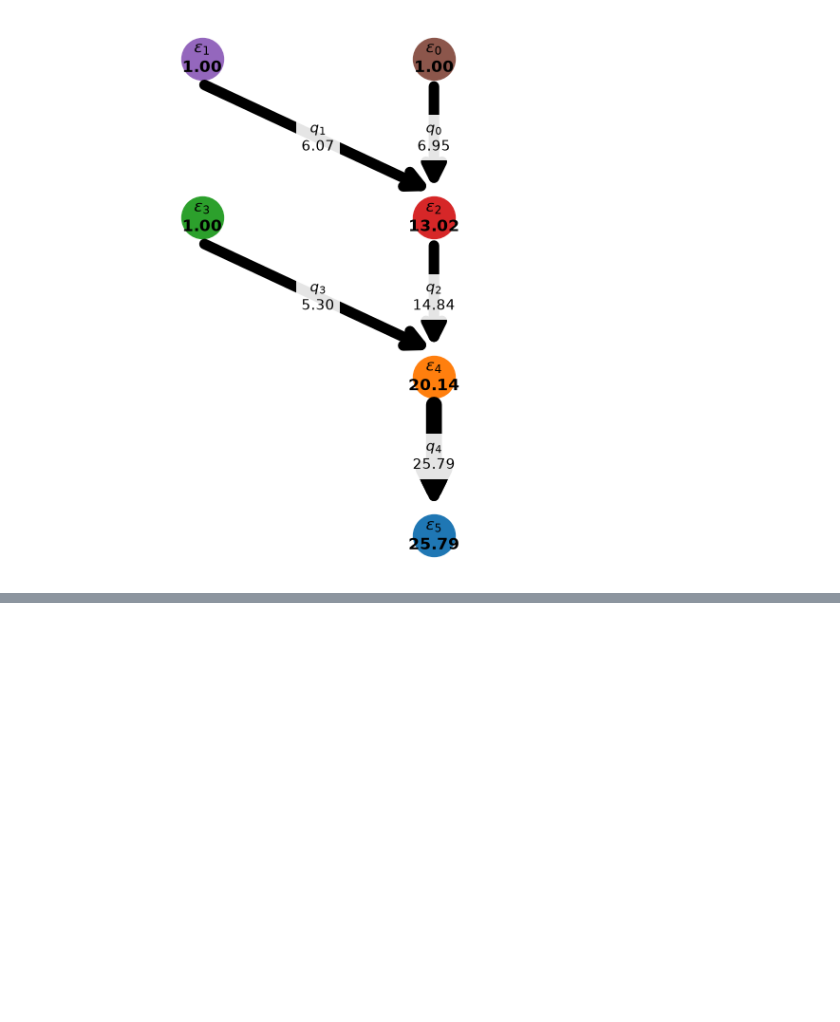
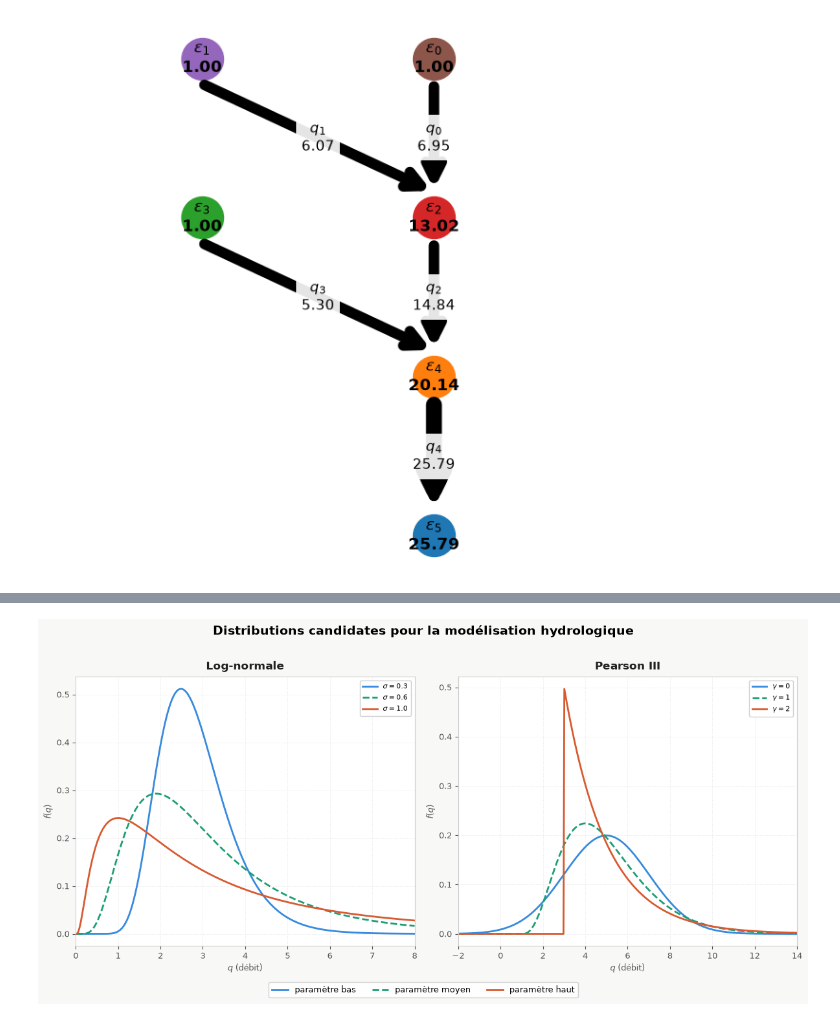
Before and after one commit to arthurleq/Modelisation-hydraulique, a Jupyter notebook: Incertitude/uncertainty.ipynb, the cells around one changed output, grey strips where cells are left out. Saved outputs shown, nothing was run; the diff lists cells and outputs as text; code cells hidden in the pictures; blank space fills up the shorter version.

Commit message:
modif: uncertainty.ipynb, ajout de l'étude sur les distributions candidates

```diff
--- a/Incertitude/uncertainty.ipynb
+++ b/Incertitude/uncertainty.ipynb
@@ -364,0 +372,89 @@ plt.show()
+# %%
+import numpy as np
+import matplotlib.pyplot as plt
+import matplotlib.lines as mlines
+from scipy import stats
+
+# ── Palette ──────────────────────────────────────────────────────────────────
+COLORS = ["#378ADD", "#1D9E75", "#D85A30"]
+DASHES = ["-", "--", "-"]
+
+# ── Helpers ───────────────────────────────────────────────────────────────────
+def pearson3_pdf(x, mu, sigma, gamma):
+    """Pearson III (Gamma décalée):
+    - mu: moyenne
+    - sigma: écart-type
+    - gamma: coefficient d'asymétrie (skewness)"""
+    if abs(gamma) < 1e-6:
+        return stats.norm.pdf(x, loc=mu, scale=sigma)
+    # Definition des paramètres de la distribution Gamma
+    alpha = 4 / gamma**2
+    beta  = sigma * abs(gamma) / 2
+    # Calcul de la valeur centrale de la distribution Gamma décalée
+    xi    = mu - 2 * sigma / gamma
+    # Calcul de la variable transformée
+    y     = (x - xi) if gamma > 0 else (xi - x)
+    # mask pour éviter les valeurs négatives dans la distribution Gamma
+    mask  = y > 0
+    out   = np.zeros_like(x, dtype=float)
+    out[mask] = stats.gamma.pdf(y[mask], a=alpha, scale=beta)
+    return out
+
+# ── Figure ────────────────────────────────────────────────────────────────────
+fig, axes = plt.subplots(1, 2, figsize=(12, 6))
+fig.suptitle("Distributions candidates pour la modélisation hydrologique",
+             fontsize=14, fontweight="bold", y=0.98)
+fig.patch.set_facecolor("#F8F8F6")
+
+PANEL_STYLE = dict(facecolor="white", edgecolor="#CCCCCC", linewidth=0.8)
+for ax in axes.flat:
+    ax.set_facecolor("white")
+    for spine in ax.spines.values():
+        spine.set_edgecolor("#CCCCCC")
+        spine.set_linewidth(0.8)
+    ax.tick_params(colors="#555555", labelsize=9)
+    ax.grid(True, linestyle=":", linewidth=0.5, color="#DDDDDD", zorder=0)
+
+# ── Log-normale ────────────────────────────────────────────────────────────
+ax = axes[0]
+x = np.linspace(0.01, 8, 400)
+params = [(1, 0.3), (1, 0.6), (1, 1.0)]
+labels = [r"$\sigma=0.3$", r"$\sigma=0.6$", r"$\sigma=1.0$"]
+for (mu, sigma), label, color, dash in zip(params, labels, COLORS, DASHES):
+    ax.plot(x, stats.lognorm.pdf(x, s=sigma, scale=np.exp(mu)),
+            color=color, linestyle=dash, linewidth=2, label=label)
+ax.set_title("Log-normale", fontsize=12, fontweight="bold", pad=8, color="#222")
+ax.set_xlabel(r"$q$ (débit)", fontsize=9, color="#555")
+ax.set_ylabel(r"$f(q)$", fontsize=9, color="#555")
+ax.legend(fontsize=8, framealpha=0.9, edgecolor="#CCCCCC")
+ax.set_xlim(0, 8)
+
+# ── Pearson III ────────────────────────────────────────────────────────────
+ax = axes[1]
+x = np.linspace(-2, 14, 400)
+params = [(5, 2, 0), (5, 2, 1), (5, 2, 2)]
+labels = [r"$\gamma=0$", r"$\gamma=1$", r"$\gamma=2$"]
+for (mu, sigma, gamma), label, color, dash in zip(params, labels, COLORS, DASHES):
+    ax.plot(x, pearson3_pdf(x, mu, sigma, gamma),
+            color=color, linestyle=dash, linewidth=2, label=label)
+ax.set_title("Pearson III", fontsize=12, fontweight="bold", pad=8, color="#222")
+ax.set_xlabel(r"$q$ (débit)", fontsize=9, color="#555")
+ax.set_ylabel(r"$f(q)$", fontsize=9, color="#555")
+ax.legend(fontsize=8, framealpha=0.9, edgecolor="#CCCCCC")
+ax.set_xlim(-2, 14)
+
+# ── Légende commune ───────────────────────────────────────────────────────────
+legend_handles = [
+    mlines.Line2D([], [], color=COLORS[0], linestyle="-",  linewidth=2, label="paramètre bas"),
+    mlines.Line2D([], [], color=COLORS[1], linestyle="--", linewidth=2, label="paramètre moyen"),
+    mlines.Line2D([], [], color=COLORS[2], linestyle="-",  linewidth=2, label="paramètre haut"),
+]
+fig.legend(handles=legend_handles, loc="lower center", ncol=3,
+           fontsize=9, framealpha=0.9, edgecolor="#CCCCCC",
+           bbox_to_anchor=(0.5, 0.01))
+
+plt.tight_layout(rect=[0, 0.06, 1, 0.97])
+
+plt.show()
+# %% [output]
+[figure, added]
```
Also changed, not shown: parts of 4 cells of this notebook.
